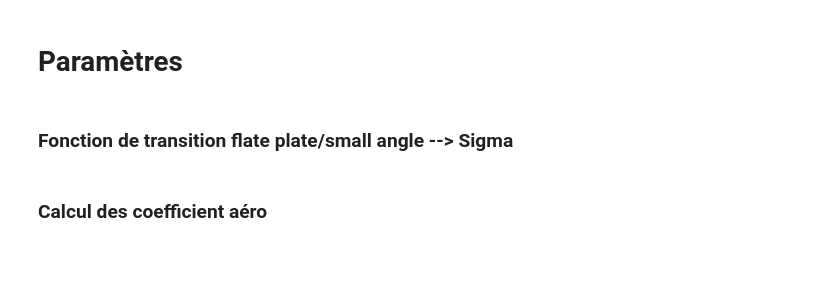
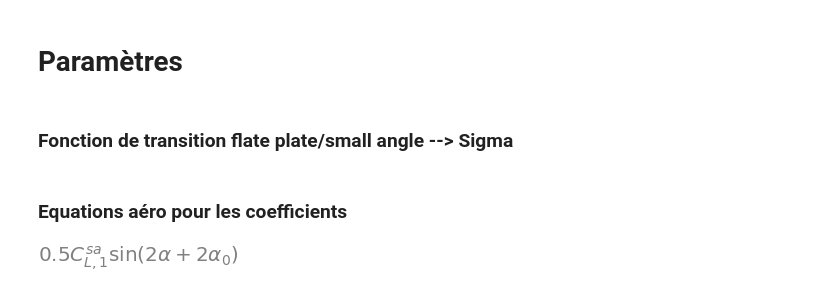
Before and after one commit to altlnt/Avion-Simulation-Identification, a Jupyter notebook: coef_aero.ipynb, the cells around one changed output. Drawn from its saved outputs; the diff is of its cells as text; code cells hidden in the pictures; blank space fills up the shorter version.

Commit message:
Mis à jour de la fonction qui calcul les coefficients aéro en fonction de alpha et delta

```diff
--- a/coef_aero.ipynb
+++ b/coef_aero.ipynb
@@ -50,11 +53,16 @@ def compute_sigma(alpha, alpha_0, alpha_s):
     return(sigma)
-# %% [markdown]
-### Calcul des coefficient aéro
+# %% [markdown]
+### Equations aéro pour les coefficients
 # %%
-CL_sa = 0.5 * CL_1_sa * sin(2*(alpha-alpha_0))
-CL_fp = 0.5 * CD_1_fp * sin(2*alpha)
-CL = CL_fp + sigma*(CL_sa - CL_fp)
+CL_sa = 1/2 * CL_1_sa * sin(2*(alpha + alpha_0))
+CD_sa = CD_0_sa + CD_1_sa * sin(alpha + alpha_0)*sin(alpha + alpha_0)
 
-CD_sa = CD_0_sa + CD_1_sa * sin(alpha-alpha_0)**2
-CD_fp = CD_0_fp + CD_1_fp * sin(alpha)**2
-CD = CD_fp + sigma*(CD_sa - CD_fp)
+CL_fp = 1/2 * CD_1_fp * sin(2*(alpha + alpha_0))
+CD_fp = CD_0_fp + CD_1_fp * sin(alpha + alpha_0)*sin(alpha + alpha_0)
+
+C_L = CL_fp + sigma*(CL_sa - CL_fp) - k_2 * sin(delta_0)
+C_D = CD_fp + sigma*(CD_sa - CD_fp)
+# %%
+CL_sa
+# %% [output]
+[figure, added]
```
Also changed, not shown: parts of 21 cells of this notebook.
